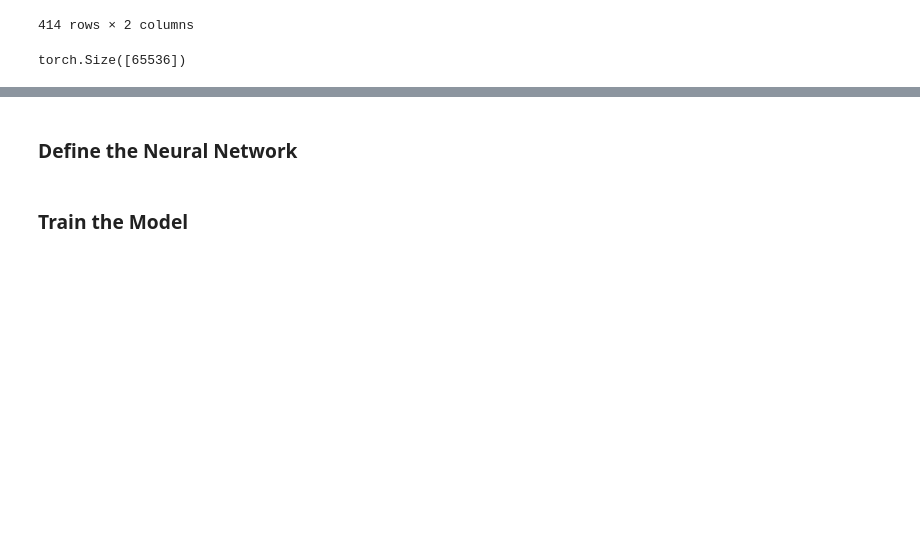
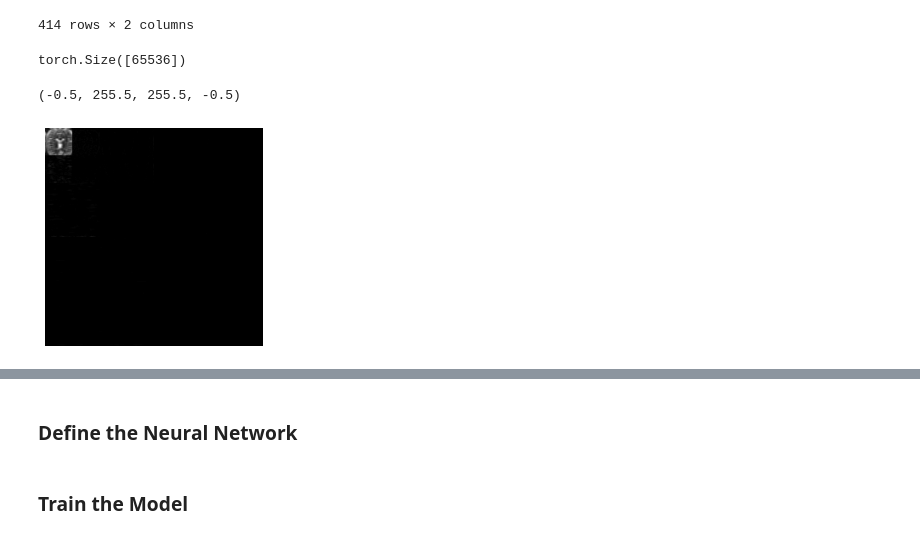
Before and after one commit to athornton1618/MRI_Compression, a Jupyter notebook: scripts/sparse_auto_encoder_cnn_colab.ipynb, the cells around one changed output, grey strips where cells are left out. Saved outputs shown, nothing was run; the diff lists cells and outputs as text; code cells hidden in the pictures; blank space fills up the shorter version.

```diff
--- a/scripts/sparse_auto_encoder_cnn_colab.ipynb
+++ b/scripts/sparse_auto_encoder_cnn_colab.ipynb
@@ -205,7 +205,16 @@ data = Data(train_slices,train_slices)
 414 rows × 2 columns
 # %%
-slice = data[0]
+slice = data[18]
 #slice = np.array(slice[0])
 print(slice[0].shape) #Verify the shape is 256x256
 # %% [output]
 torch.Size([65536])
+# %%
+# Let's view a sample from the training set
+X = slice[0].detach().numpy().reshape(256,256)
+X_reconstruct = decode(X)
+plt.imshow(np.abs(X), cmap='gray')
+plt.axis('off')
+# %% [output]
+(-0.5, 255.5, 255.5, -0.5)
+[figure, added]
```
Also changed, not shown: parts of 7 cells of this notebook.
